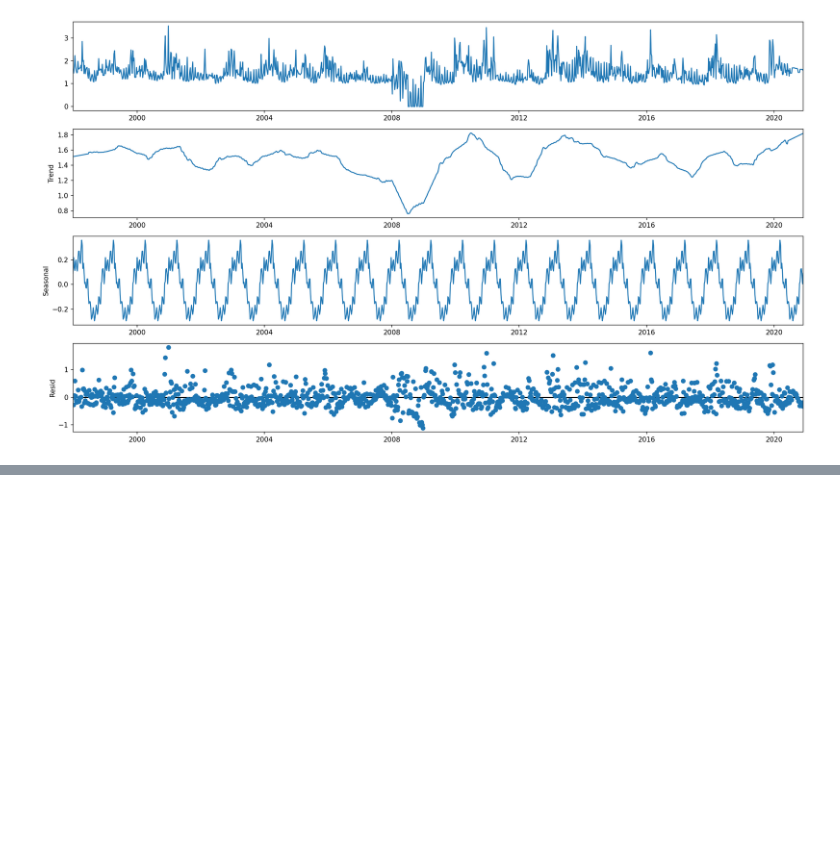
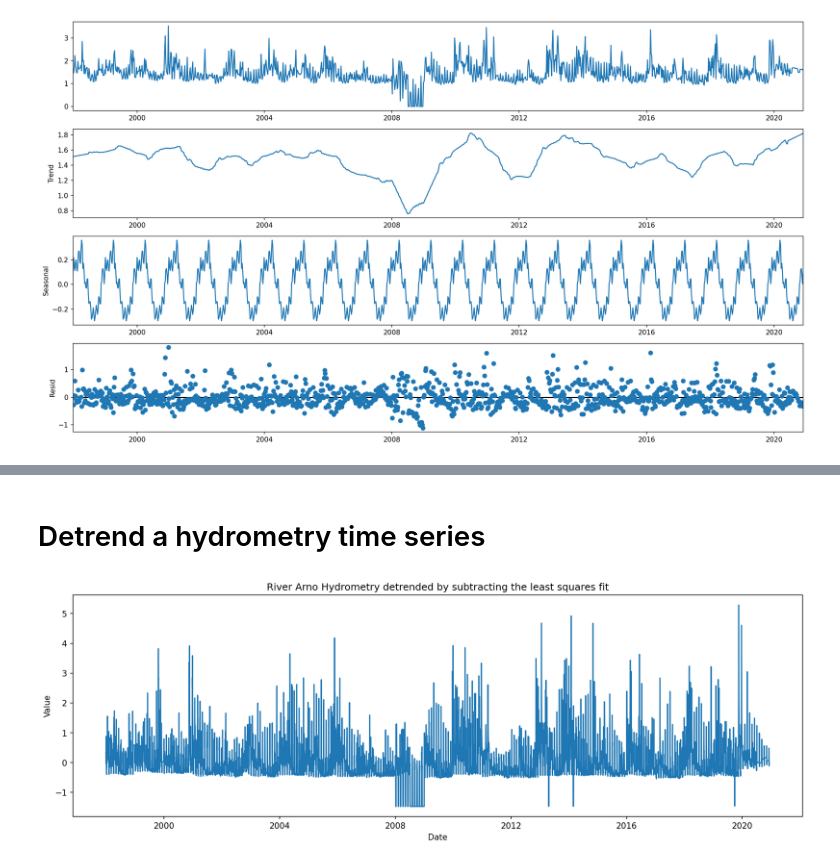
Before and after one commit to haga96/water_availability_prediction_in_Italy, a Jupyter notebook: River Arno.ipynb, the cells around one changed output, grey strips where cells are left out. Saved outputs shown, nothing was run; the diff lists cells and outputs as text; code cells hidden in the pictures; blank space fills up the shorter version.

```diff
--- a/River Arno.ipynb
+++ b/River Arno.ipynb
@@ -407,0 +385,2 @@ add_decomp = decompose_time_series(df_group_by_week_hydrometry,'additive',52)
+# %%
+df_all_filled = df_all['Hydrometry_Nave_di_Rosano'].ffill()
@@ -407,0 +423,7 @@ add_decomp = decompose_time_series(df_group_by_week_hydrometry,'additive',52)
+# %% [markdown]
+# Detrend a hydrometry time series
+# %%
+detrended = signal.detrend(df_all_filled.values)
+plot_df(df_all_filled.index, detrended, 'River Arno Hydrometry detrended by subtracting the least squares fit')
+# %% [output]
+[figure, added]
```
Also changed, not shown: parts of 26 cells of this notebook.
